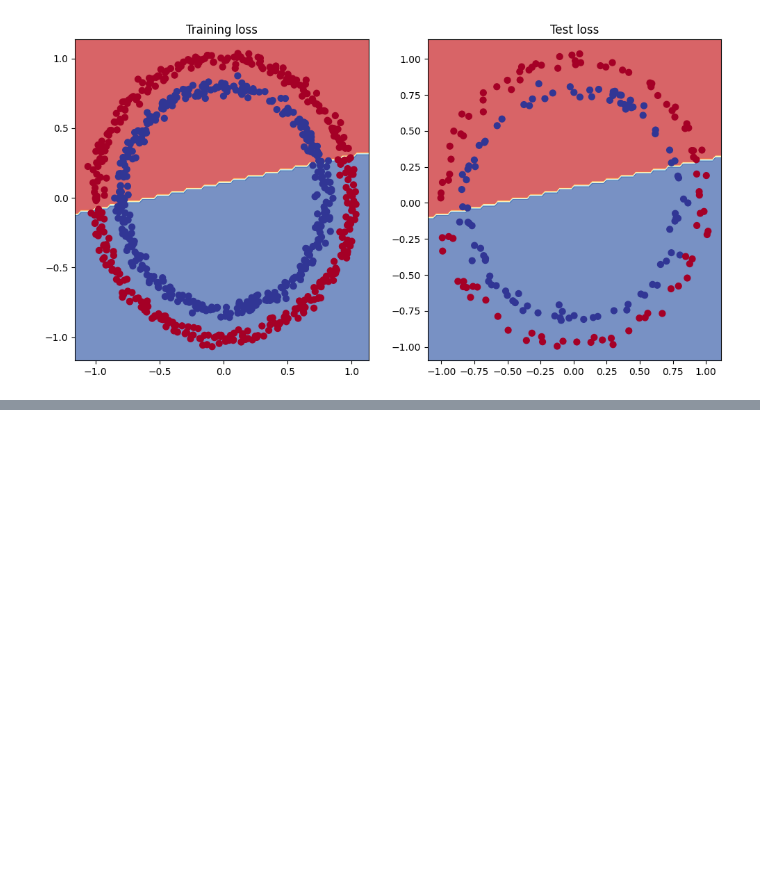
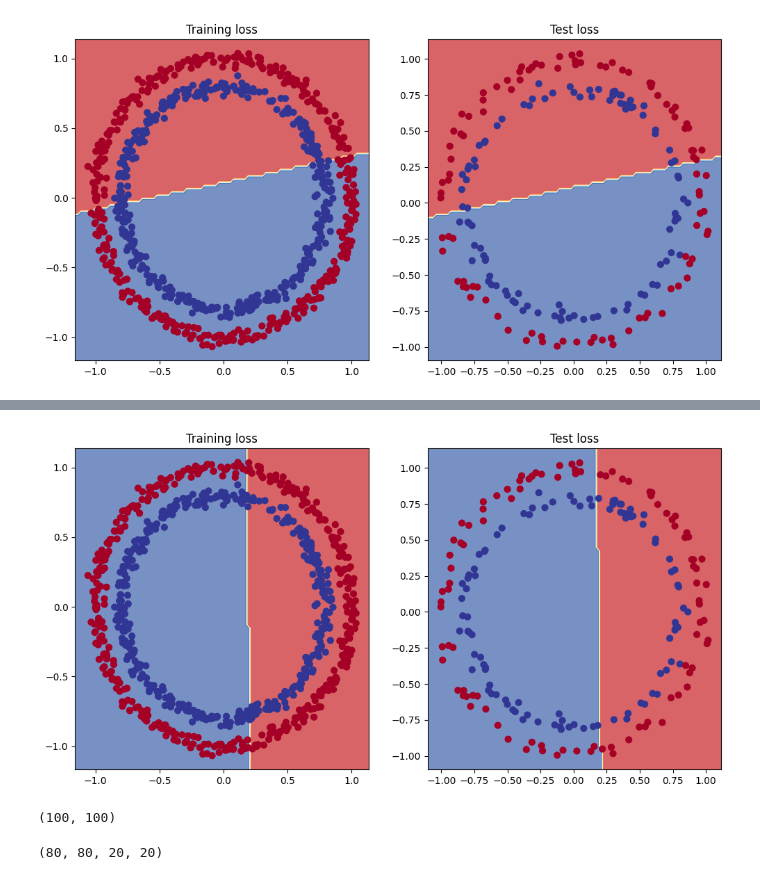
Before and after one commit to sush0677/pytorch_coding, a Jupyter notebook: Neuralnetworks.ipynb, the cells around one changed output, grey strips where cells are left out. Saved outputs shown, nothing was run; the diff lists cells and outputs as text; code cells hidden in the pictures; blank space fills up the shorter version.

```diff
--- a/Neuralnetworks.ipynb
+++ b/Neuralnetworks.ipynb
@@ -261,0 +304,35 @@ plot_decision_boundary(model_1, X_test, y_test)
+# %%
+#training loop for the new model
+torch.manual_seed(42)
+epochs = 1000
+
+X_train, y_train = X_train.to(device), y_train.to(device)
+X_test, y_test = X_test.to(device), y_test.to(device)
+
+for epoch in range(epochs):
+    model_2.train()
+    y_logits = model_1(X_train).squeeze()
+    y_pred = torch.round(torch.sigmoid(y_logits))
+
+    # Reshape y_train to match y_logits
+    loss = loss_fn(y_logits, y_train) # Add a dimension to y_train
+
+    acc = accuracy_fn(y_true=y_train, y_pred=y_pred)
+
+    optimizer.zero_grad()
+    loss.backward()
+    optimizer.step()
+
+#testing loop
+    model_2.eval()
+    with torch.inference_mode():
+    # 1. Forward pass
+          test_logits = model_2(X_test).squeeze()
+          test_pred = torch.round(torch.sigmoid(test_logits))
+
+    # calculate the loss
+          test_loss = loss_fn(test_logits, y_test)
+          test_acc = accuracy_fn(y_true=y_test, y_pred=test_pred)
+
+    if epoch % 100 == 0:
+        print(f"Epoch: {epoch} | Loss: {loss:.5f}, Acc: {acc:.2f}% | Test Loss: {test_loss:.5f}, Test Acc: {test_acc:.2f}% ")
@@ -261,0 +350,32 @@ plot_decision_boundary(model_1, X_test, y_test)
+# %%
+#plot the desicion boundary
+plt.figure(figsize=(12, 6))
+plt.subplot(1, 2, 1)
+plt.title("Training loss")
+plot_decision_boundary(model_2, X_train, y_train)
+plt.subplot(1, 2, 2)
+plt.title("Test loss")
+plot_decision_boundary(model_2, X_test, y_test)
+# %% [output]
+[figure, added]
+# %%
+#creating some data
+w = 0.7
+b = 0.3
+
+start = 0
+end = 1
+step = 0.01
+X_reg = torch.arange(start, end, step).unsqueeze(dim=1)
+y_reg = w * X_reg + b
+len(X_reg), len(y_reg)
+# %% [output]
+(100, 100)
+# %%
+#create trin and test splits
+train_split = int(0.8 * len(X_reg))
+X_train_reg, y_train_reg = X_reg[:train_split], y_reg[:train_split]
+X_test_reg, y_test_reg = X_reg[train_split:], y_reg[train_split:]
+len(X_train_reg), len(y_train_reg), len(X_test_reg), len(y_test_reg)
+# %% [output]
+(80, 80, 20, 20)
```
Also changed, not shown: parts of 17 cells of this notebook.
